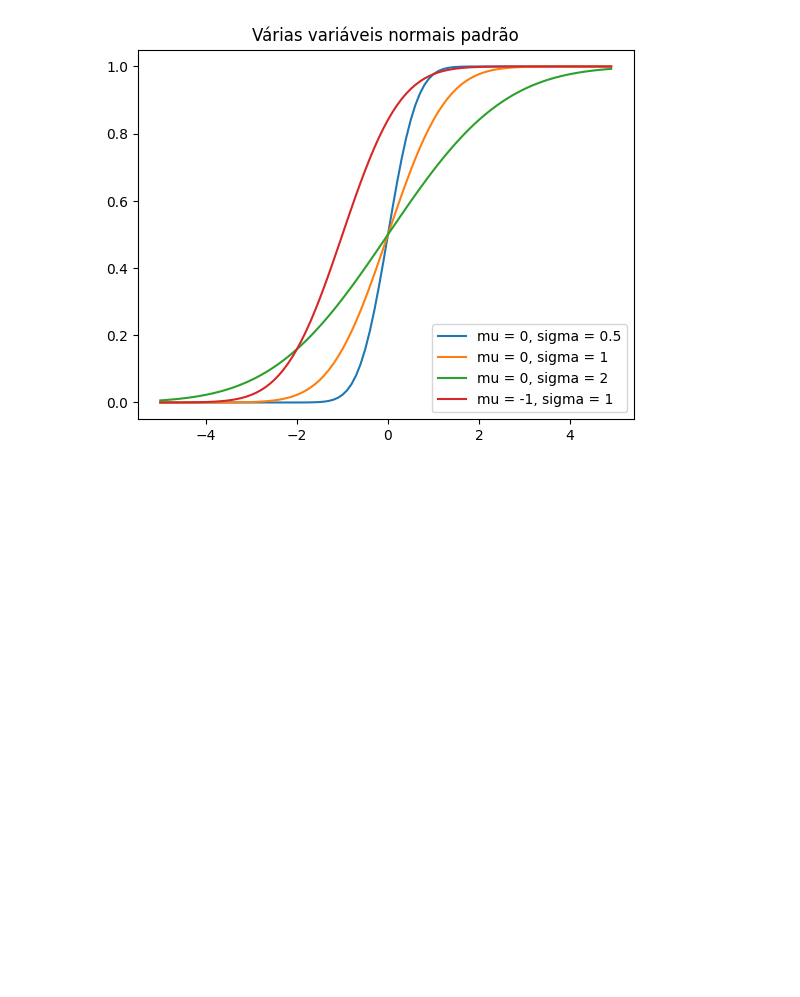
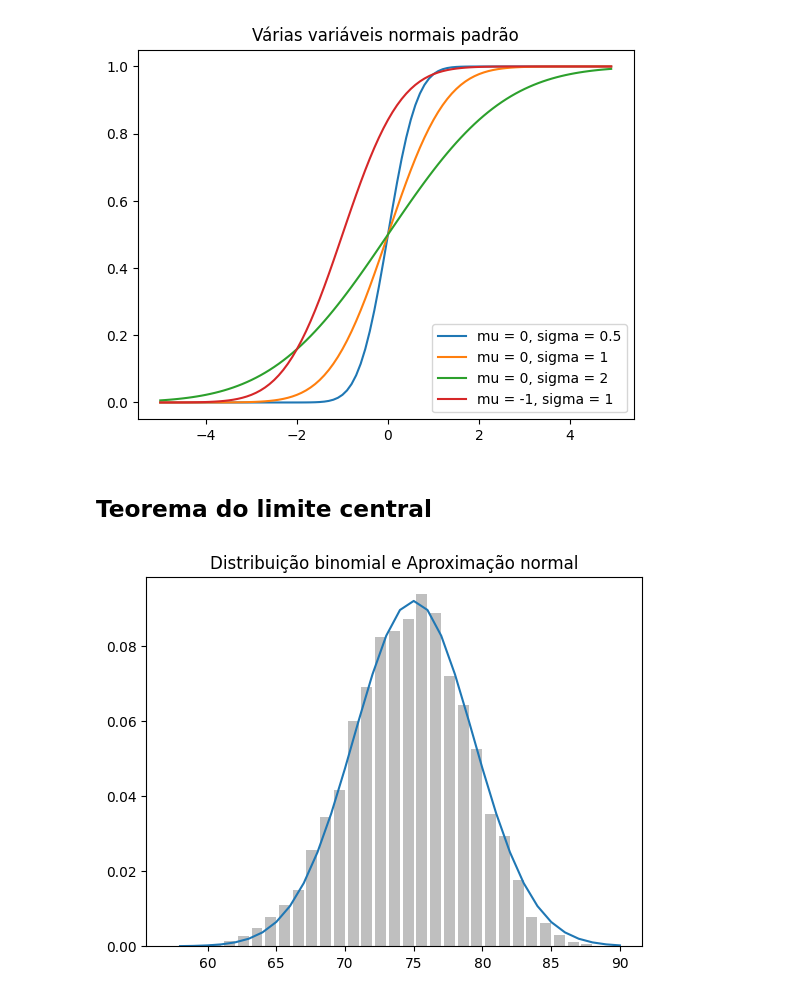
Before and after one commit to marcos-datadev/data_science_do_zero, a Jupyter notebook: Cap6.ipynb, the cells around one changed output. Saved outputs shown, nothing was run; the diff lists cells and outputs as text; code cells hidden in the pictures; blank space fills up the shorter version.

```diff
--- a/Cap6.ipynb
+++ b/Cap6.ipynb
@@ -92,3 +92,30 @@ def normal_inversa_cdf(p: float, mu: float = 0, sigma: float = 1, tolerancia: fl
         else:
             hi_z = mid_z
     return mid_z
+# %% [markdown]
+## Teorema do limite central
+# %%
+def bernoulli_trial(p: float) -> int:
+    return 1 if random.random() < p else 0
+
+def binomial(n: int, p: float) -> int:
+    return sum(bernoulli_trial(p) for _ in range(n))
+
+def binomial_histogram(p: float, n: int, num_points: int) -> None:
+    data = [binomial(n, p) for _ in range(num_points)]
+    histogram = Counter(data)
+    plt.bar([x - 0.4 for x in histogram.keys()],
+            [v / num_points for v in histogram.values()],
+            0.8, color = '0.75')
+    mu = p * n
+    sigma = math.sqrt(n * p * (1 - p))
+
+    xs = range(min(data), max(data) + 1)
+    ys = [normal_cdf(i + 0.5, mu, sigma) - normal_cdf(i - 0.5, mu, sigma) for i in xs]
+    plt.plot(xs, ys)
+    plt.title("Distribuição binomial e Aproximação normal")
+    plt.show()
+
+binomial_histogram(0.75, 100, 10000)
+# %% [output]
+[figure, added]
```
